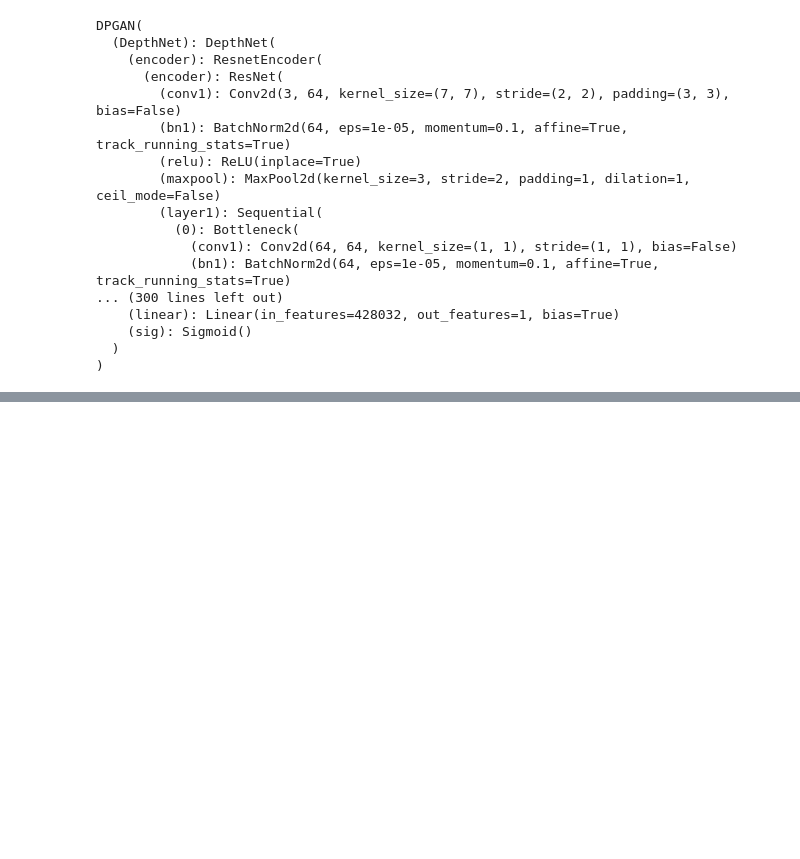
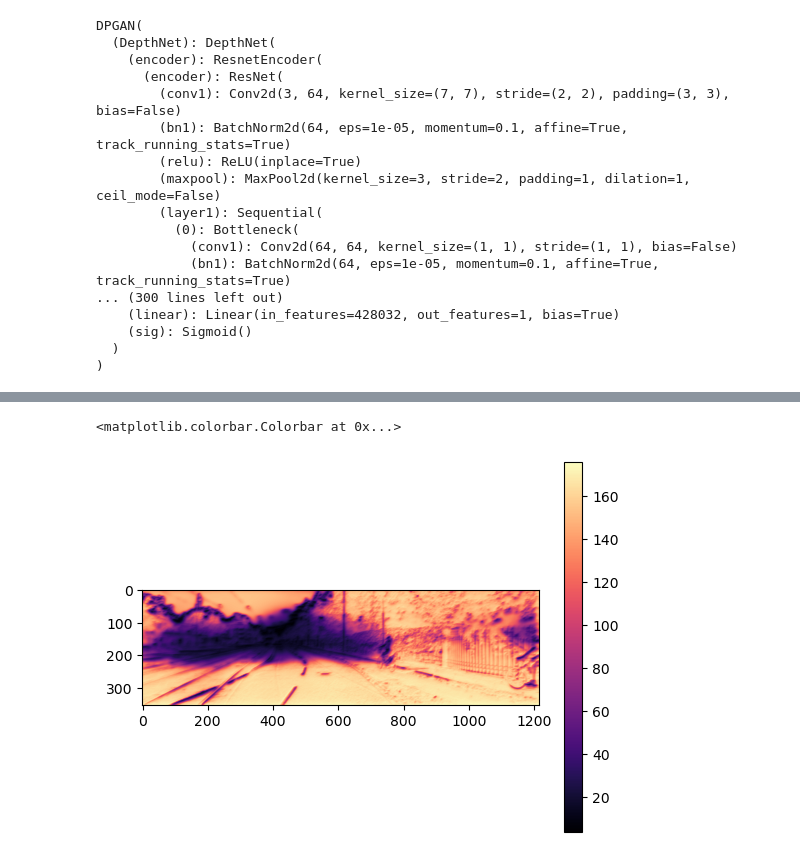
Before and after one commit to KeyiDing/dl_final_project, a Jupyter notebook: GAN_demo.ipynb, the cells around one changed output, grey strips where cells are left out. Saved outputs shown, nothing was run; the diff lists cells and outputs as text; code cells hidden in the pictures; blank space fills up the shorter version.

```diff
--- a/GAN_demo.ipynb
+++ b/GAN_demo.ipynb
@@ -65,6 +65,7 @@ tensor(128.9552, grad_fn=<MeanBackward0>) tensor(1.2567, grad_fn=<StdBackward0>)
 # %%
-dpgan = DPGAN()
-dpgan.to('cuda')
+device = 'cpu'
+dpgan = DPGAN(device)
+dpgan.to(device)
 # %% [output]
 DPGAN(
   (DepthNet): DepthNet(
@@ -87,11 +88,12 @@ DPGAN(
 img_transform = transforms.Compose([
         transforms.ToTensor(),
 ])
-input_dir = r"D:\Spring 2023\DL\data\data_depth_selection\depth_selection\val_selection_cropped\image"
+# input_dir = '/Users/dingkeyi/Downloads/data/depth_selection/val_selection_cropped-small/image_small'
+input_dir = './images'
 dataset = DepthDataset(input_dir, img_transform)
 
 dataloader = DataLoader(dataset, batch_size=1, shuffle=False)
 # %%
 torch.cuda.empty_cache()
-dpgan.train_model(dataloader,1,30)
+dpgan.train_model(dataloader,1,50)
 # %% [output]
@@ -99,0 +117,17 @@ RuntimeError: CUDA out of memory. Tried to allocate 20.00 MiB (GPU 0; 6.00 GiB t
+# %%
+img = Image.open("images/2.png")
+transform = transforms.Compose([
+    transforms.Resize((352,1216)),
+    transforms.ToTensor(),
+])
+img = transform(img)
+img = img[None, :, :, :]
+
+depth = dpgan.DepthNet(img)
+depth = torch.squeeze(depth, dim=0)
+
+cb = plt.imshow(np.transpose(depth.detach().numpy(), (1,2,0)), cmap="magma")
+plt.colorbar(cb)
+# %% [output]
+<matplotlib.colorbar.Colorbar at 0x...>
+[figure, added]
```
Also changed, not shown: parts of 3 cells of this notebook, 2 other files.
